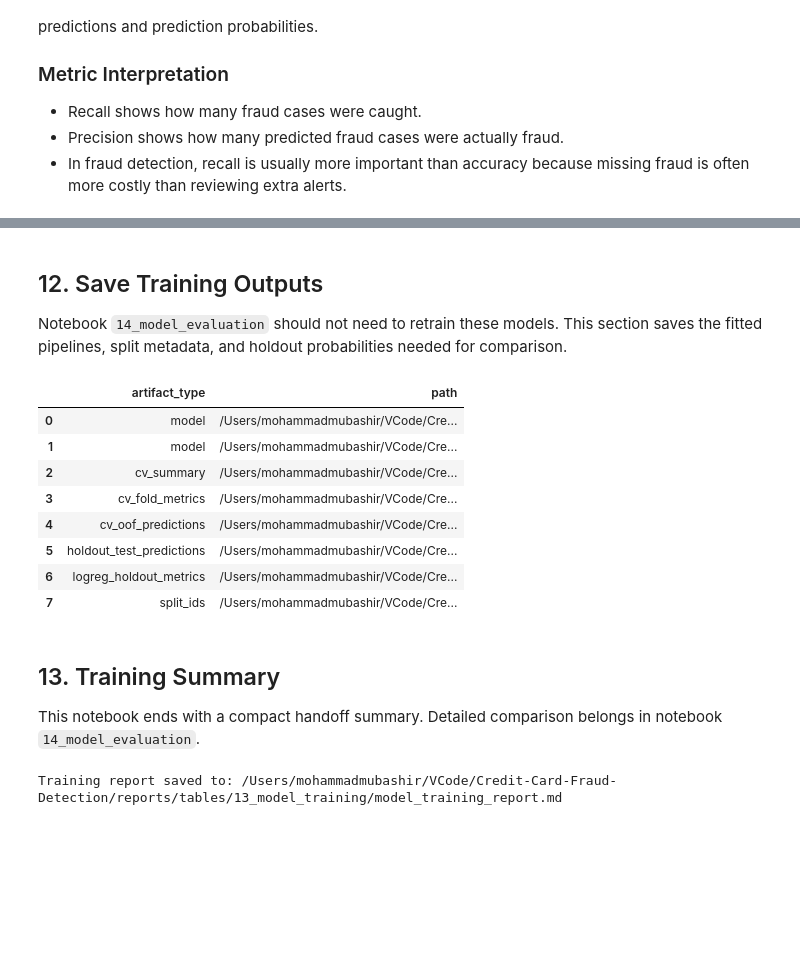
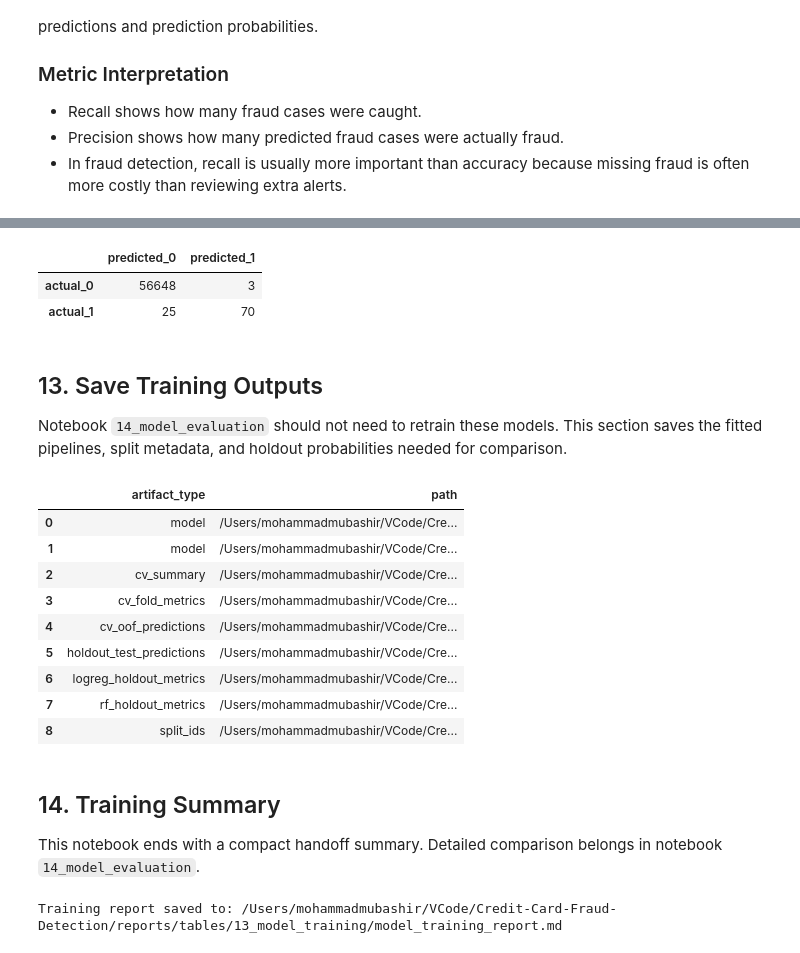
Before and after one commit to mmubashir95/Credit-Card-Fraud-Detection, a Jupyter notebook: notebooks/13_model_training.ipynb, the cells around one changed output, grey strips where cells are left out. Cells and saved outputs as stored; diff of their text form; code cells hidden in the pictures; blank space fills up the shorter version.

```diff
--- a/notebooks/13_model_training.ipynb
+++ b/notebooks/13_model_training.ipynb
@@ -377,7 +383,7 @@ random_forest_pipeline = Pipeline(
         (
             "model",
             RandomForestClassifier(
-                n_estimators=300,
+                n_estimators=100,
                 class_weight="balanced",
                 random_state=RANDOM_STATE,
                 n_jobs=-1,
@@ -532,5 +543,60 @@ pd.DataFrame(
+# %%
+rf_confusion_matrix = confusion_matrix(
+    y_test,
+    holdout_predictions["random_forest_prediction_0_5"],
+)
+
+rf_holdout_metrics = pd.DataFrame(
+    [
+        {
+            "model_name": "random_forest",
+            "evaluation_split": "holdout_test",
+            "precision": precision_score(
+                y_test,
+                holdout_predictions["random_forest_prediction_0_5"],
+                zero_division=0,
+            ),
+            "recall": recall_score(
+                y_test,
+                holdout_predictions["random_forest_prediction_0_5"],
+                zero_division=0,
+            ),
+            "f1_score": f1_score(
+                y_test,
+                holdout_predictions["random_forest_prediction_0_5"],
+                zero_division=0,
+            ),
+            "roc_auc": roc_auc_score(
+                y_test,
+                holdout_predictions["random_forest_probability"],
+            ),
+            "pr_auc": average_precision_score(
+                y_test,
+                holdout_predictions["random_forest_probability"],
+            ),
+            "tn": int(rf_confusion_matrix[0, 0]),
+            "fp": int(rf_confusion_matrix[0, 1]),
+            "fn": int(rf_confusion_matrix[1, 0]),
+            "tp": int(rf_confusion_matrix[1, 1]),
+        }
+    ]
+)
+
+rf_holdout_metrics.to_csv(
+    NOTEBOOK_TABLES_DIR / "random_forest_holdout_metrics.csv",
+    index=False,
+)
+pd.DataFrame(
+    rf_confusion_matrix,
+    index=["actual_0", "actual_1"],
+    columns=["predicted_0", "predicted_1"],
+)
+# %% [output]
+|  | predicted_0 | predicted_1 |
+| actual_0 | 56648 | 3 |
+| actual_1 | 25 | 70 |
 # %% [markdown]
-## 12. Save Training Outputs
+## 13. Save Training Outputs
 
 Notebook `14_model_evaluation` should not need to retrain these models. This section saves the fitted pipelines, split metadata, and holdout probabilities needed for comparison.
 # %%
@@ -565,36 +631,38 @@ joblib.dump(
         "test_size": TEST_SIZE,
         "random_state": RANDOM_STATE,
         "cv_splits": N_SPLITS,
     },
     NOTEBOOK_ARTIFACTS_DIR / "baseline_random_forest.joblib",
 )
 
 artifact_manifest = pd.DataFrame(
     [
         {"artifact_type": "model", "path": str(NOTEBOOK_ARTIFACTS_DIR / "baseline_logistic_regression.joblib")},
         {"artifact_type": "model", "path": str(NOTEBOOK_ARTIFACTS_DIR / "baseline_random_forest.joblib")},
         {"artifact_type": "cv_summary", "path": str(NOTEBOOK_TABLES_DIR / "cv_summary.csv")},
         {"artifact_type": "cv_fold_metrics", "path": str(NOTEBOOK_TABLES_DIR / "cv_fold_metrics.csv")},
         {"artifact_type": "cv_oof_predictions", "path": str(NOTEBOOK_TABLES_DIR / "cv_oof_predictions.csv")},
         {"artifact_type": "holdout_test_predictions", "path": str(NOTEBOOK_TABLES_DIR / "baseline_test_predictions.csv")},
         {"artifact_type": "logreg_holdout_metrics", "path": str(NOTEBOOK_TABLES_DIR / "logistic_regression_holdout_metrics.csv")},
+        {"artifact_type": "rf_holdout_metrics", "path": str(NOTEBOOK_TABLES_DIR / "random_forest_holdout_metrics.csv")},
         {"artifact_type": "split_ids", "path": str(NOTEBOOK_ARTIFACTS_DIR / "train_test_split_ids.json")},
     ]
 )
 artifact_manifest.to_csv(NOTEBOOK_TABLES_DIR / "training_artifact_manifest.csv", index=False)
 artifact_manifest
 # %% [output]
 |  | artifact_type | path |
 | 0 | model | /Users/mohammadmubashir/VCode/Cre... |
 | 1 | model | /Users/mohammadmubashir/VCode/Cre... |
 | 2 | cv_summary | /Users/mohammadmubashir/VCode/Cre... |
 | 3 | cv_fold_metrics | /Users/mohammadmubashir/VCode/Cre... |
 | 4 | cv_oof_predictions | /Users/mohammadmubashir/VCode/Cre... |
 | 5 | holdout_test_predictions | /Users/mohammadmubashir/VCode/Cre... |
 | 6 | logreg_holdout_metrics | /Users/mohammadmubashir/VCode/Cre... |
-| 7 | split_ids | /Users/mohammadmubashir/VCode/Cre... |
+| 7 | rf_holdout_metrics | /Users/mohammadmubashir/VCode/Cre... |
+| 8 | split_ids | /Users/mohammadmubashir/VCode/Cre... |
 # %% [markdown]
-## 13. Training Summary
+## 14. Training Summary
 
 This notebook ends with a compact handoff summary. Detailed comparison belongs in notebook `14_model_evaluation`.
 # %%
```
Also changed, not shown: parts of 8 cells of this notebook, 9 other files.
